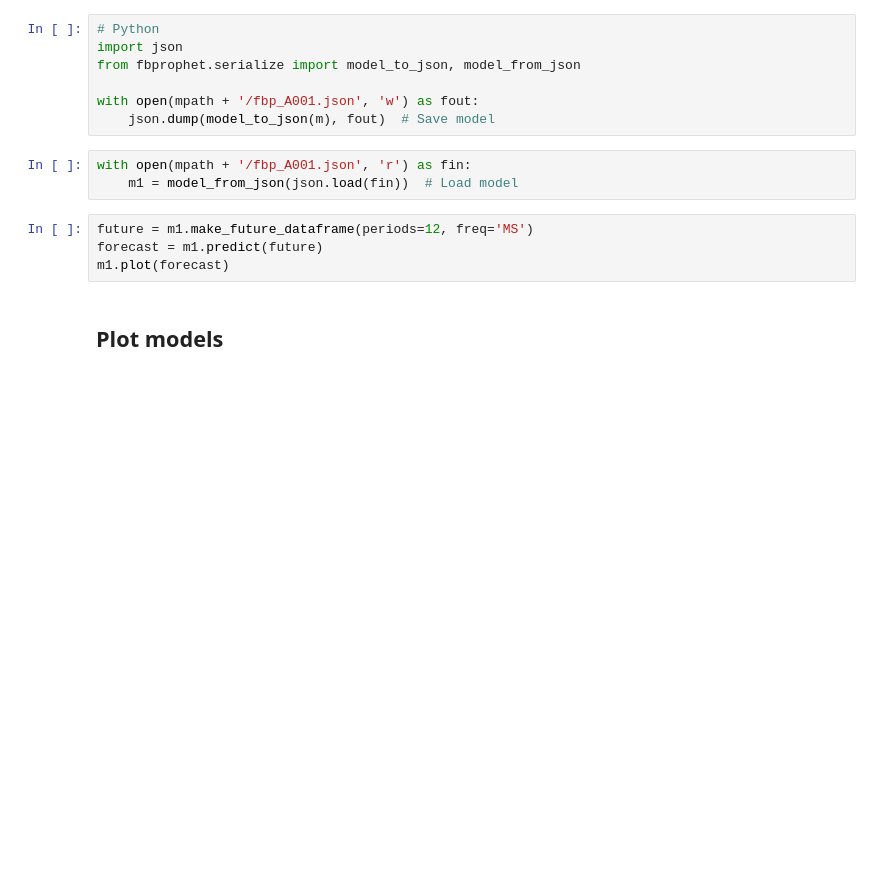
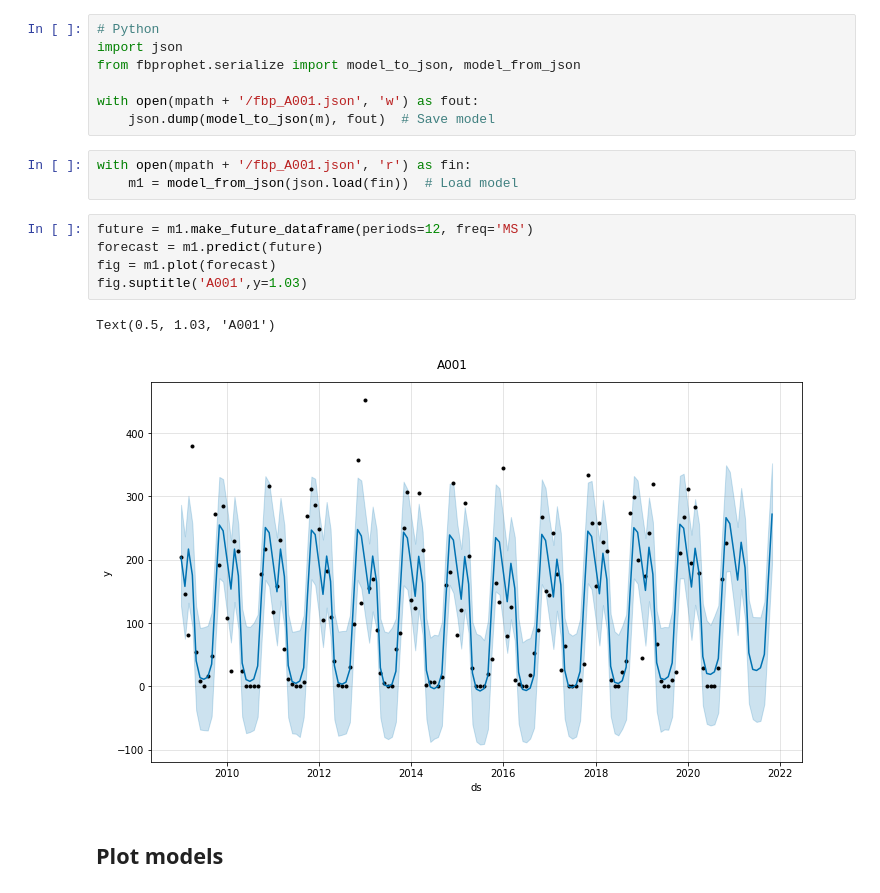
Before and after one commit to bragarods/agro, a Jupyter notebook: notebooks/colab_prophet.ipynb, the cells around one changed output. Cells and saved outputs as stored; diff of their text form; blank space fills up the shorter version.

```diff
--- a/notebooks/colab_prophet.ipynb
+++ b/notebooks/colab_prophet.ipynb
@@ -244,7 +244,11 @@ with open(mpath + '/fbp_A001.json', 'r') as fin:
 # %%
 future = m1.make_future_dataframe(periods=12, freq='MS')
 forecast = m1.predict(future)
-m1.plot(forecast)
+fig = m1.plot(forecast)
+fig.suptitle('A001',y=1.03)
+# %% [output]
+Text(0.5, 1.03, 'A001')
+[figure, added]
 # %% [markdown]
 ## Plot models
 # %%
```
